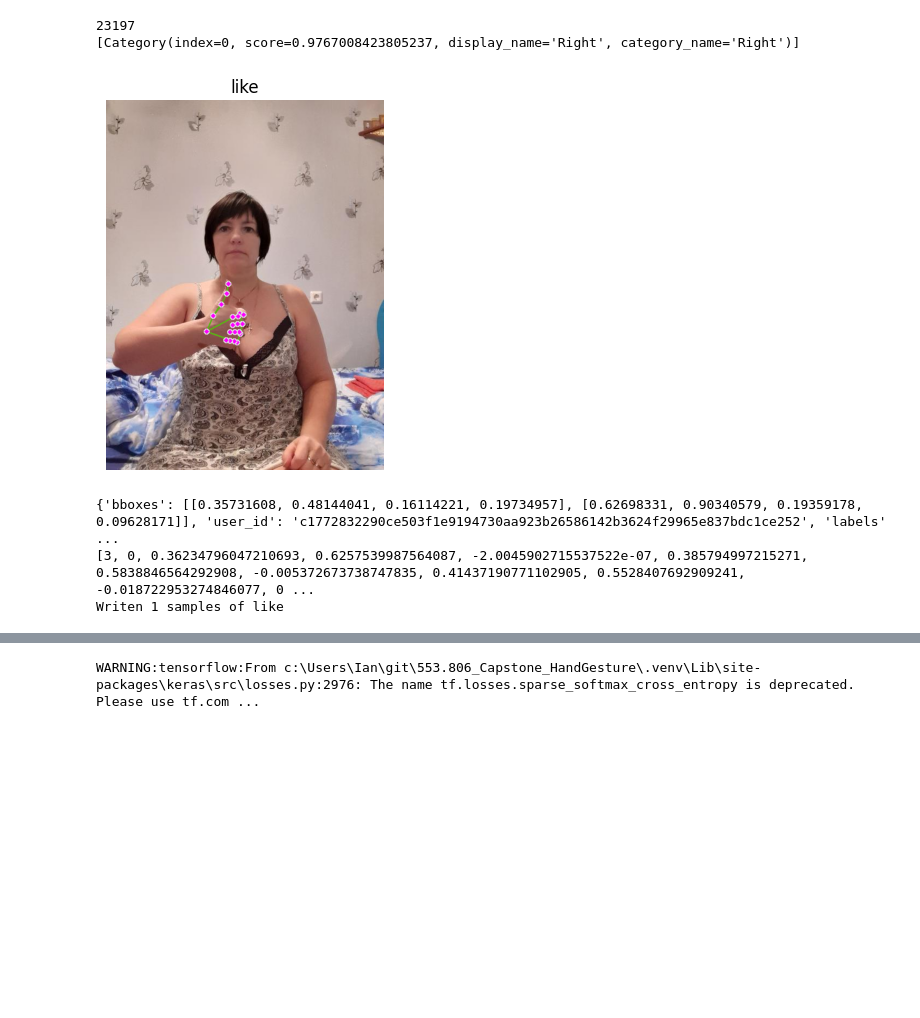
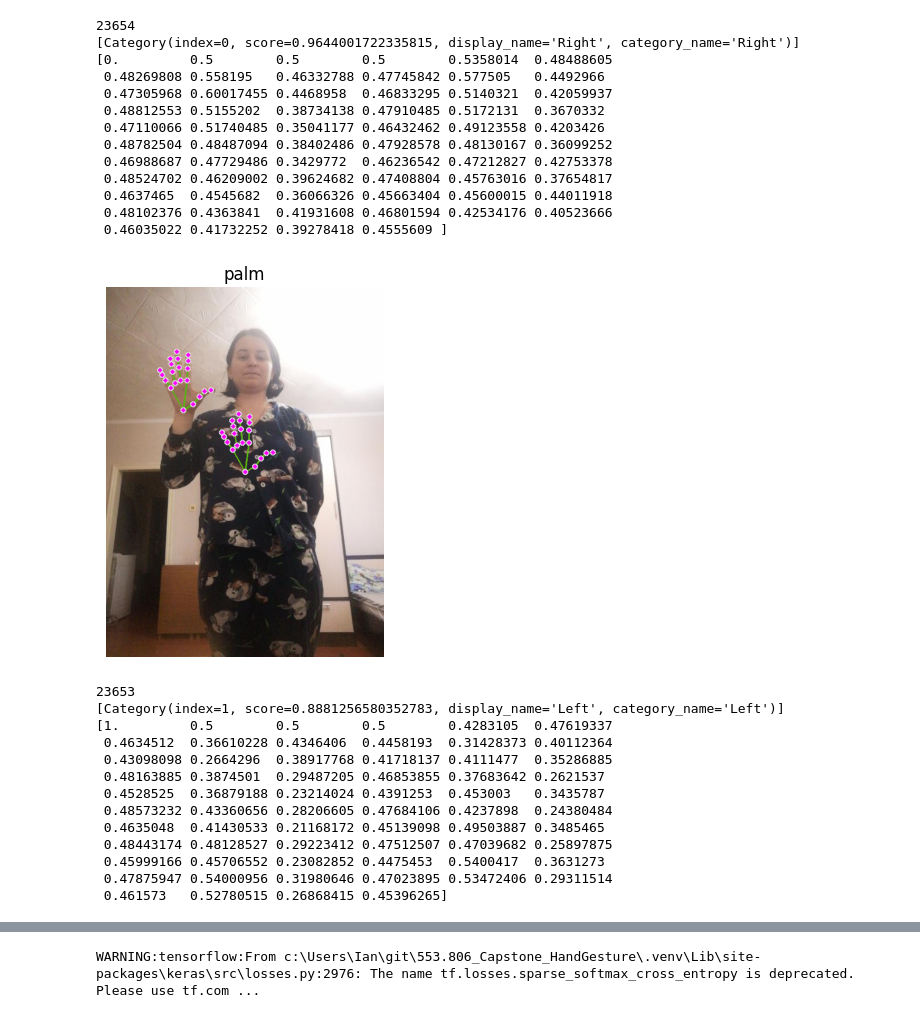
Before and after one commit to Shadowfax221/HandGesture2Emoji, a Jupyter notebook: DataPrepare_dev.ipynb, the cells around one changed output, grey strips where cells are left out. Cells and saved outputs as stored; diff of their text form; code cells hidden in the pictures; blank space fills up the shorter version.

Commit message:
DataPrepare - add preprocess

```diff
--- a/DataPrepare_dev.ipynb
+++ b/DataPrepare_dev.ipynb
@@ -5,6 +9,7 @@ import json
 import os
 import random
 import matplotlib.pyplot as plt
+import numpy as np
 
 import mediapipe as mp
 from mediapipe.framework.formats import landmark_pb2
@@ -23,7 +28,7 @@ VisionRunningMode = mp.tasks.vision.RunningMode
 
 class HandDataPrepare():
     def __init__(self):
-        self.NUM_SAMPLES = 1
+        self.NUM_SAMPLES = 5
         self.mp_drawing = mp.solutions.drawing_utils
         self.mp_hands = mp.solutions.hands
 
@@ -51,12 +56,28 @@ class HandDataPrepare():
 
     # Check if the point (x, y) is within the bounding box.
     def is_point_in_bbox(self, x, y, bbox, margin=0.01):
+        if bbox == None:
+            return True
         tl_x, tl_y, width, height = bbox
         ext_tl_x = tl_x - margin
         ext_tl_y = tl_y - margin
         ext_br_x = tl_x + width + margin
         ext_br_y = tl_y + height + margin
         return ext_tl_x <= x <= ext_br_x and ext_tl_y <= y <= ext_br_y
+
+
+    # Preprocess the hand landmark
+    def pre_process_landmark(self, hand_landmarks, handedness, gesture_bboxes=None):
+        landmark_list = []
+        # Convert to relative coordinates
+        for idx, landmark in enumerate(hand_landmarks):
+            if self.is_point_in_bbox(landmark.x, landmark.y, gesture_bboxes):
+                if idx == 0:
+                    base_x, base_y, base_z = landmark.x - 0.5, landmark.y - 0.5, landmark.z - 0.5
+                landmark_list.extend([landmark.x - base_x, landmark.y - base_y, landmark.z - base_z])
+        # Convert to numpy array and add handedness
+        landmark_array = np.array([handedness[0].index] + landmark_list).astype(np.float32)         # Right is 0, Left is 1
+        return landmark_array
 
 
     def main(self):
@@ -71,7 +92,8 @@ class HandDataPrepare():
 
                 # STEP 2: Load the input image.
                 # for label in LABELS:
-                for label in [random.choice(LABELS)]:       ###############
+                # for label in [random.choice(LABELS)]:       ###############
+                for label in ['palm']:
                     with open(os.path.join(ANNOTATIONS_DIR, f"{label}.json"), 'r') as file:
                         annotations = json.load(file)
                     annotations_keys = list(annotations.keys())
@@ -80,7 +102,6 @@ class HandDataPrepare():
                     while samples_cnt < self.NUM_SAMPLES:
                         print(len(annotations_keys))        ####################
                         image_name = self.pop_random_key(annotations_keys)
-                        # image_name = "514182b6-122a-4926-812f-4d211d1d573b"         ##############
                         image_path = os.path.join(IMAGE_DATASET_DIR, label, f'{image_name}.jpg')
                         mp_image = mp.Image.create_from_file(image_path)
 
@@ -93,47 +114,70 @@ class HandDataPrepare():
                             # STEP 4: Write hand landmark into csv
                             annotations_labels = annotations[image_name]['labels']
                             annotations_bboxes = annotations[image_name]['bboxes']
                             gesture_bboxes = annotations_bboxes[annotations_labels.index(label)]
 
-                            label_dict = {label: i for i, label in enumerate(LABELS)}
-                            for idx, hand_landmarks in enumerate(hand_landmarker_result.hand_landmarks):
+                            for hand_landmarks, handedness in zip(hand_landmarker_result.hand_landmarks,
+                                                                  hand_landmarker_result.handedness):
                                 # print(hand_landmarks)       ###########
-                                print(hand_landmarker_result.handedness[idx])
-                                handedness = hand_landmarker_result.handedness[idx][0].index    # Right is 0, Left is 1
-                                row = [label_dict[label], handedness]
-                                for landmark in hand_landmarks:
-                                    if self.is_point_in_bbox(landmark.x, landmark.y, gesture_bboxes):
-                                        row.extend([landmark.x, landmark.y, landmark.z])
+                                print(handedness)       ############
+                                landmark_array = self.pre_process_landmark(hand_landmarks, handedness, gesture_bboxes)
+                                print(landmark_array)        ######################
+                                row = [LABELS.index(label)] + landmark_array.tolist()
 
                                 # hand_landmarks plot ########################################################
                                 hand_landmarks_proto = landmark_pb2.NormalizedLandmarkList()
                                 hand_landmarks_proto.landmark.extend([
                                     landmark_pb2.NormalizedLandmark(x=landmark.x, y=landmark.y, z=landmark.z) for landmark in hand_landmarks
                                 ])
-                                # print(hand_landmarks_proto)
+                                hand_landmarks_proto2 = landmark_pb2.NormalizedLandmarkList()
+                                hand_landmarks_proto2.landmark.extend([
+                                    landmark_pb2.NormalizedLandmark(x=landmark[0], y=landmark[1], z=landmark[2]) for landmark in landmark_array[1:].reshape([-1,3])
+                                ])
                                 annotated_image = self.draw_landmarks_on_image(cv2.imread(image_path), hand_landmarks_proto)
+                                annotated_image = self.draw_landmarks_on_image(annotated_image, hand_landmarks_proto2)
                                 plt.imshow(cv2.cvtColor(annotated_image, cv2.COLOR_BGR2RGB))
                                 plt.title(label)
                                 plt.axis('off')
                                 plt.show()
-                                print(annotations[image_name])
-                                print(row)
+                                # print(annotations[image_name])
+                                # print(row)
                                 ################################
 
                                 if len(row) == 65:
                                     csvwriter.writerow(row)
                                     samples_cnt += 1
                     print(f"Writen {samples_cnt} samples of {label}")
 
 
 
 if __name__ == "__main__":
     body_module = HandDataPrepare()
     body_module.main()
 # %% [output]
-23197
-[Category(index=0, score=0.9767008423805237, display_name='Right', category_name='Right')]
+23654
+[Category(index=0, score=0.9644001722335815, display_name='Right', category_name='Right')]
+[0.         0.5        0.5        0.5        0.5358014  0.48488605
+ 0.48269808 0.558195   0.46332788 0.47745842 0.577505   0.4492966
+ 0.47305968 0.60017455 0.4468958  0.46833295 0.5140321  0.42059937
+ 0.48812553 0.5155202  0.38734138 0.47910485 0.5172131  0.3670332
+ 0.47110066 0.51740485 0.35041177 0.46432462 0.49123558 0.4203426
+ 0.48782504 0.48487094 0.38402486 0.47928578 0.48130167 0.36099252
+ 0.46988687 0.47729486 0.3429772  0.46236542 0.47212827 0.42753378
+ 0.48524702 0.46209002 0.39624682 0.47408804 0.45763016 0.37654817
+ 0.4637465  0.4545682  0.36066326 0.45663404 0.45600015 0.44011918
+ 0.48102376 0.4363841  0.41931608 0.46801594 0.42534176 0.40523666
+ 0.46035022 0.41732252 0.39278418 0.4555609 ]
-[figure, old version]
+[figure, new version]
-{'bboxes': [[0.35731608, 0.48144041, 0.16114221, 0.19734957], [0.62698331, 0.90340579, 0.19359178, 0.09628171]], 'user_id': 'c1772832290ce503f1e9194730aa923b26586142b3624f29965e837bdc1ce252', 'labels' ...
-[3, 0, 0.36234796047210693, 0.6257539987564087, -2.0045902715537522e-07, 0.385794997215271, 0.5838846564292908, -0.005372673738747835, 0.41437190771102905, 0.5528407692909241, -0.018722953274846077, 0 ...
-Writen 1 samples of like
+23653
+[Category(index=1, score=0.8881256580352783, display_name='Left', category_name='Left')]
+[1.         0.5        0.5        0.5        0.4283105  0.47619337
+ 0.4634512  0.36610228 0.4346406  0.4458193  0.31428373 0.40112364
+ 0.43098098 0.2664296  0.38917768 0.41718137 0.4111477  0.35286885
+ 0.48163885 0.3874501  0.29487205 0.46853855 0.37683642 0.2621537
+ 0.4528525  0.36879188 0.23214024 0.4391253  0.453003   0.3435787
+ 0.48573232 0.43360656 0.28206605 0.47684106 0.4237898  0.24380484
+ 0.4635048  0.41430533 0.21168172 0.45139098 0.49503887 0.3485465
+ 0.48443174 0.48128527 0.29223412 0.47512507 0.47039682 0.25897875
+ 0.45999166 0.45706552 0.23082852 0.4475453  0.5400417  0.3631273
+ 0.47875947 0.54000956 0.31980646 0.47023895 0.53472406 0.29311514
+ 0.461573   0.52780515 0.26868415 0.45396265]
```
Also changed, not shown: parts of 3 cells of this notebook, 1 other file.
